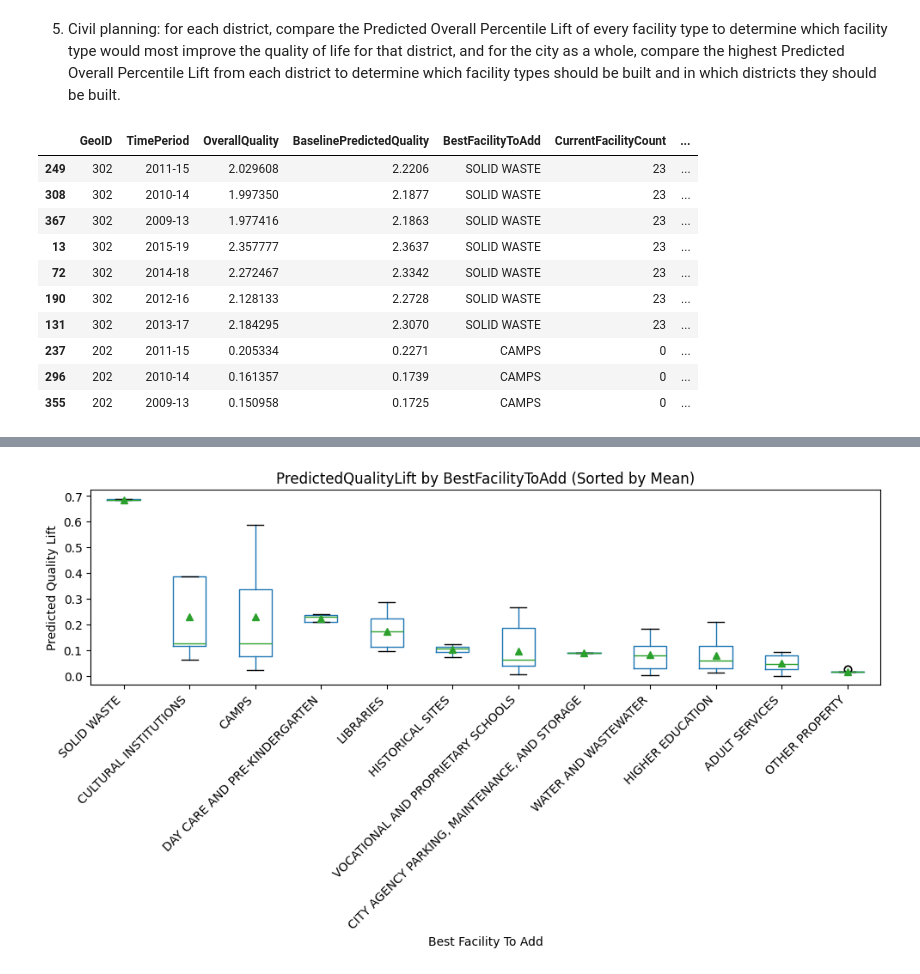
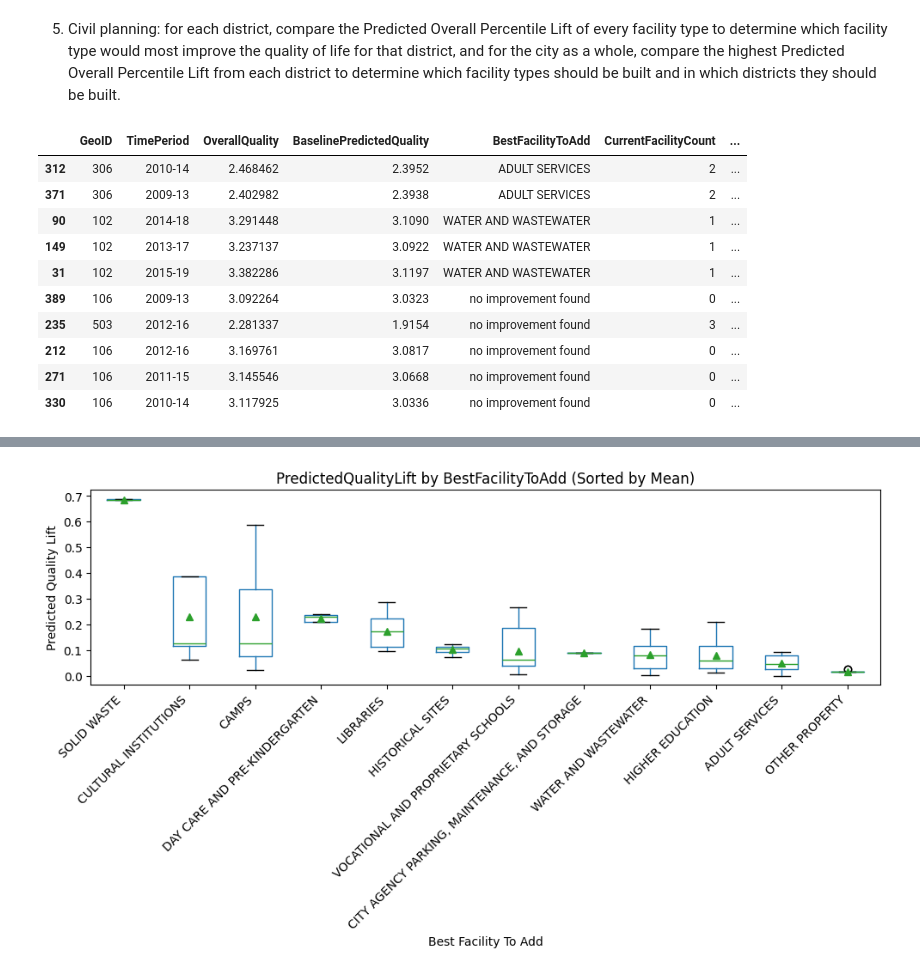
Before and after one commit to vthkrl/big_data_fall26, a Jupyter notebook: Civil_Planning_Model_Will.ipynb, the cells around one changed output, grey strips where cells are left out. Saved outputs shown, nothing was run; the diff lists cells and outputs as text; code cells hidden in the pictures.

```diff
--- a/Civil_Planning_Model_Will.ipynb
+++ b/Civil_Planning_Model_Will.ipynb
@@ -239,6 +239,8 @@ def find_best_single_facility_per_row(df, trained_model, id_cols, facility_cols,
     result_df["NewPredictedQuality"] = np.round(base_preds + best_gains, 4)
     result_df["PredictedQualityLift"] = np.round(best_gains, 4)
 
+    result_df.loc[result_df.PredictedQualityLift == 0, "BestFacilityToAdd"] = "no improvement found"
+
     return result_df
 # %% [markdown]
 4. Model execution: for each (district, facility type) pair, use the model to calculate the predicted domain scores, then calculate the predicted domain percentiles and the Predicted Overall Percentile Lift.
@@ -247,22 +249,22 @@ def find_best_single_facility_per_row(df, trained_model, id_cols, facility_cols,
 # %%
 # run across all rows in trainer
 best_trainer_facilities = find_best_single_facility_per_row(
     trainer, model, id_cols, facility_cols, delta=1
 )
 
-best_trainer_facilities.sort_values(by="PredictedQualityLift", ascending=False).head(10)
+best_trainer_facilities.sort_values(by="PredictedQualityLift", ascending=False).tail(10)#.head(10)
 # %% [output]
 |  | GeoID | TimePeriod | OverallQuality | BaselinePredictedQuality | BestFacilityToAdd | CurrentFacilityCount | ... |
-| 249 | 302 | 2011-15 | 2.029608 | 2.2206 | SOLID WASTE | 23 | ... |
-| 308 | 302 | 2010-14 | 1.997350 | 2.1877 | SOLID WASTE | 23 | ... |
-| 367 | 302 | 2009-13 | 1.977416 | 2.1863 | SOLID WASTE | 23 | ... |
-| 13 | 302 | 2015-19 | 2.357777 | 2.3637 | SOLID WASTE | 23 | ... |
-| 72 | 302 | 2014-18 | 2.272467 | 2.3342 | SOLID WASTE | 23 | ... |
-| 190 | 302 | 2012-16 | 2.128133 | 2.2728 | SOLID WASTE | 23 | ... |
-| 131 | 302 | 2013-17 | 2.184295 | 2.3070 | SOLID WASTE | 23 | ... |
-| 237 | 202 | 2011-15 | 0.205334 | 0.2271 | CAMPS | 0 | ... |
-| 296 | 202 | 2010-14 | 0.161357 | 0.1739 | CAMPS | 0 | ... |
-| 355 | 202 | 2009-13 | 0.150958 | 0.1725 | CAMPS | 0 | ... |
+| 312 | 306 | 2010-14 | 2.468462 | 2.3952 | ADULT SERVICES | 2 | ... |
+| 371 | 306 | 2009-13 | 2.402982 | 2.3938 | ADULT SERVICES | 2 | ... |
+| 90 | 102 | 2014-18 | 3.291448 | 3.1090 | WATER AND WASTEWATER | 1 | ... |
+| 149 | 102 | 2013-17 | 3.237137 | 3.0922 | WATER AND WASTEWATER | 1 | ... |
+| 31 | 102 | 2015-19 | 3.382286 | 3.1197 | WATER AND WASTEWATER | 1 | ... |
+| 389 | 106 | 2009-13 | 3.092264 | 3.0323 | no improvement found | 0 | ... |
+| 235 | 503 | 2012-16 | 2.281337 | 1.9154 | no improvement found | 3 | ... |
+| 212 | 106 | 2012-16 | 3.169761 | 3.0817 | no improvement found | 0 | ... |
+| 271 | 106 | 2011-15 | 3.145546 | 3.0668 | no improvement found | 0 | ... |
+| 330 | 106 | 2010-14 | 3.117925 | 3.0336 | no improvement found | 0 | ... |
 # %%
 import matplotlib.pyplot as plt
 ax = best_trainer_facilities['BestFacilityToAdd'].value_counts().plot(
```
Also changed, not shown: parts of 2 cells of this notebook.
